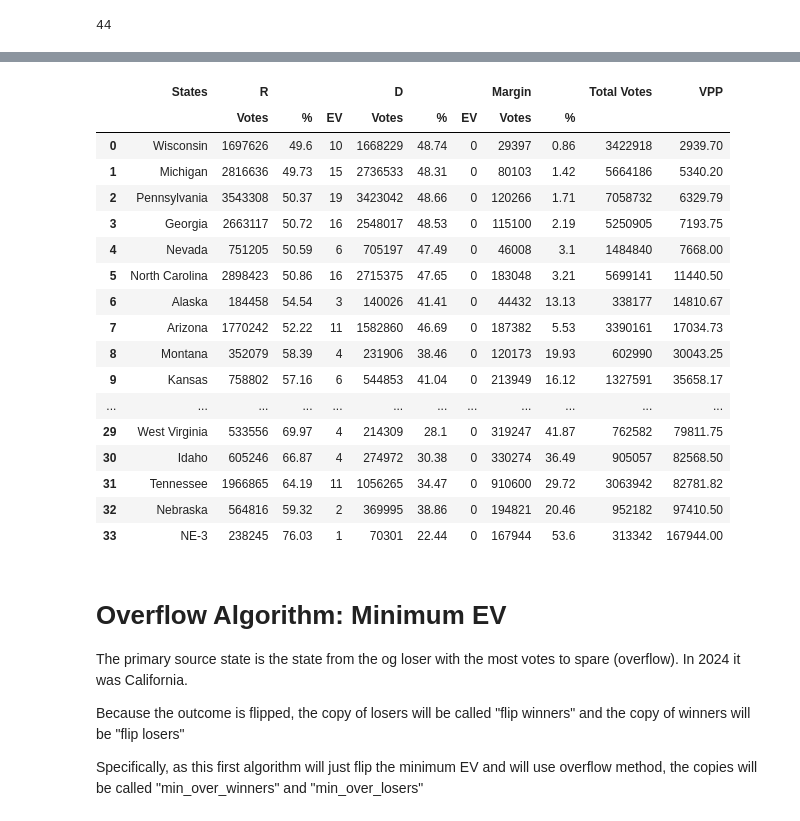
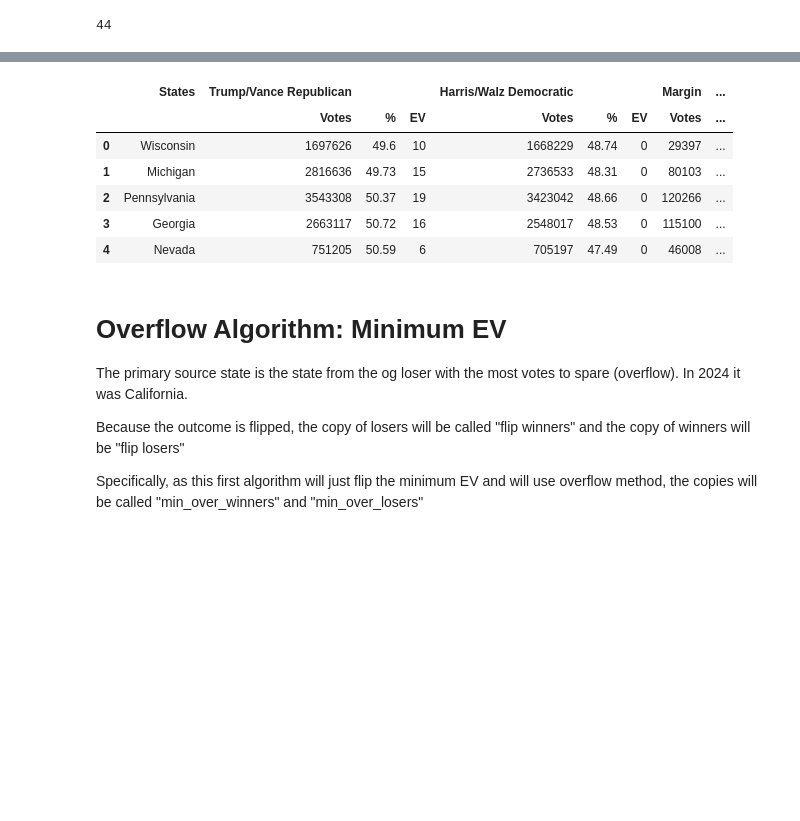
Before and after one commit to yashas-anil/election-flippers, a Jupyter notebook: 2024_election_flippers.ipynb, the cells around one changed output, grey strips where cells are left out. Cells and saved outputs as stored; diff of their text form; code cells hidden in the pictures; blank space fills up the shorter version.

```diff
--- a/2024_election_flippers.ipynb
+++ b/2024_election_flippers.ipynb
@@ -22,7 +22,7 @@ r = requests.get(url, headers=header)
 
 tables = pd.read_html(r.text) # array of all dataframes
 # %%
-df = tables[24]
+raw_df = tables[24]
 # %% [markdown]
 # Data Transformation
 1. Cleaning the States column, dropping unneeded columns/rows, renaming columns for simplicity
@@ -32,4 +36,6 @@ df = tables[24]
 # %%
+df = raw_df.copy(deep=True)
+
 # remove the [] artifacts
 import re
 
@@ -54,4 +60,8 @@ df=df.drop("State or district", axis=1)
 # remove unneeded columns, row, renamed for ease
 df=df.drop(["Stein/Ware Green","Oliver/Maat Libertarian","Kennedy/Shanahan Independent","Others","Margin swing[b]"],axis=1)
 df=df.drop(57)
-df = df.rename(columns={"Trump/Vance Republican": 'R', 'Harris/Walz Democratic': 'D'})
+
+
+ogwin = df.columns[1][0]
+oglos = df.columns[4][0]
+# df = df.rename(columns={"Trump/Vance Republican": ogwin, 'Harris/Walz Democratic': oglos})
@@ -62,7 +80,7 @@ df = df.rename(columns={"Trump/Vance Republican": 'R', 'Harris/Walz Democratic':
 num_df=df.copy(deep=True) # create new dataframe for simplicity
 
 DASHES = "\u2212\u2012\u2013\u2014\u2015"  # minus, figure dash, en dash, em dash, horiz bar
-num_cols=["R","D","Margin"]
+num_cols=[ogwin,oglos,"Margin"]
 for col in num_cols:
   s=df[col]['Votes']
   s = (
@@ -147,6 +166,6 @@ Name: 56, dtype: object
 # %% [markdown]
 Voters per Point (VPP) is a metric to determine whether a state should be flipped. It is defined as Margin(voters)/StateEV, and tells us how many voters each flipped EV point "costs". Therefore we want to start our flipping algorithm on those with the lowest VPP, which have the most value for their cost. Additionally, when using an underflow algorithm, we want to sacrifice our high VPP states, because they are the least worth flipping.
 # %%
-num_df['VPP']=num_df["Margin"]['Votes']/(num_df["D"]['EV']+num_df["R"]['EV'])
+num_df['VPP']=num_df["Margin"]['Votes']/(num_df[oglos]['EV']+num_df[ogwin]['EV'])
 num_df['VPP']=num_df['VPP'].astype(float).round(2)
 # sort_df=num_df.sort_values(by='VPP')
@@ -199,28 +202,17 @@ losers_df
 # %%
 winners_df=num_df[num_df['Margin']['Votes']>0]
 winners_df=winners_df.sort_values(by='VPP')
 winners_df.reset_index(inplace=True) #reset index to put low VPP at top
 winners_df.drop("index", axis=1, inplace=True) #drop original mixed up index
-winners_df
+winners_df.head()
 # %% [output]
-|  | States | R |  |  | D |  |  | Margin |  | Total Votes | VPP |
-|  |  | Votes | % | EV | Votes | % | EV | Votes | % |  |  |
-| 0 | Wisconsin | 1697626 | 49.6 | 10 | 1668229 | 48.74 | 0 | 29397 | 0.86 | 3422918 | 2939.70 |
-| 1 | Michigan | 2816636 | 49.73 | 15 | 2736533 | 48.31 | 0 | 80103 | 1.42 | 5664186 | 5340.20 |
-| 2 | Pennsylvania | 3543308 | 50.37 | 19 | 3423042 | 48.66 | 0 | 120266 | 1.71 | 7058732 | 6329.79 |
-| 3 | Georgia | 2663117 | 50.72 | 16 | 2548017 | 48.53 | 0 | 115100 | 2.19 | 5250905 | 7193.75 |
-| 4 | Nevada | 751205 | 50.59 | 6 | 705197 | 47.49 | 0 | 46008 | 3.1 | 1484840 | 7668.00 |
-| 5 | North Carolina | 2898423 | 50.86 | 16 | 2715375 | 47.65 | 0 | 183048 | 3.21 | 5699141 | 11440.50 |
-| 6 | Alaska | 184458 | 54.54 | 3 | 140026 | 41.41 | 0 | 44432 | 13.13 | 338177 | 14810.67 |
-| 7 | Arizona | 1770242 | 52.22 | 11 | 1582860 | 46.69 | 0 | 187382 | 5.53 | 3390161 | 17034.73 |
-| 8 | Montana | 352079 | 58.39 | 4 | 231906 | 38.46 | 0 | 120173 | 19.93 | 602990 | 30043.25 |
-| 9 | Kansas | 758802 | 57.16 | 6 | 544853 | 41.04 | 0 | 213949 | 16.12 | 1327591 | 35658.17 |
-| ... | ... | ... | ... | ... | ... | ... | ... | ... | ... | ... | ... |
-| 29 | West Virginia | 533556 | 69.97 | 4 | 214309 | 28.1 | 0 | 319247 | 41.87 | 762582 | 79811.75 |
-| 30 | Idaho | 605246 | 66.87 | 4 | 274972 | 30.38 | 0 | 330274 | 36.49 | 905057 | 82568.50 |
-| 31 | Tennessee | 1966865 | 64.19 | 11 | 1056265 | 34.47 | 0 | 910600 | 29.72 | 3063942 | 82781.82 |
-| 32 | Nebraska | 564816 | 59.32 | 2 | 369995 | 38.86 | 0 | 194821 | 20.46 | 952182 | 97410.50 |
-| 33 | NE-3 | 238245 | 76.03 | 1 | 70301 | 22.44 | 0 | 167944 | 53.6 | 313342 | 167944.00 |
+|  | States | Trump/Vance Republican |  |  | Harris/Walz Democratic |  |  | Margin | ... |
+|  |  | Votes | % | EV | Votes | % | EV | Votes | ... |
+| 0 | Wisconsin | 1697626 | 49.6 | 10 | 1668229 | 48.74 | 0 | 29397 | ... |
+| 1 | Michigan | 2816636 | 49.73 | 15 | 2736533 | 48.31 | 0 | 80103 | ... |
+| 2 | Pennsylvania | 3543308 | 50.37 | 19 | 3423042 | 48.66 | 0 | 120266 | ... |
+| 3 | Georgia | 2663117 | 50.72 | 16 | 2548017 | 48.53 | 0 | 115100 | ... |
+| 4 | Nevada | 751205 | 50.59 | 6 | 705197 | 47.49 | 0 | 46008 | ... |
 # %% [markdown]
 # Overflow Algorithm: Minimum EV
 The primary source state is the state from the og loser with the most votes to spare (overflow). In 2024 it was California.
```
Also changed, not shown: parts of 20 cells of this notebook, 1 other file.
